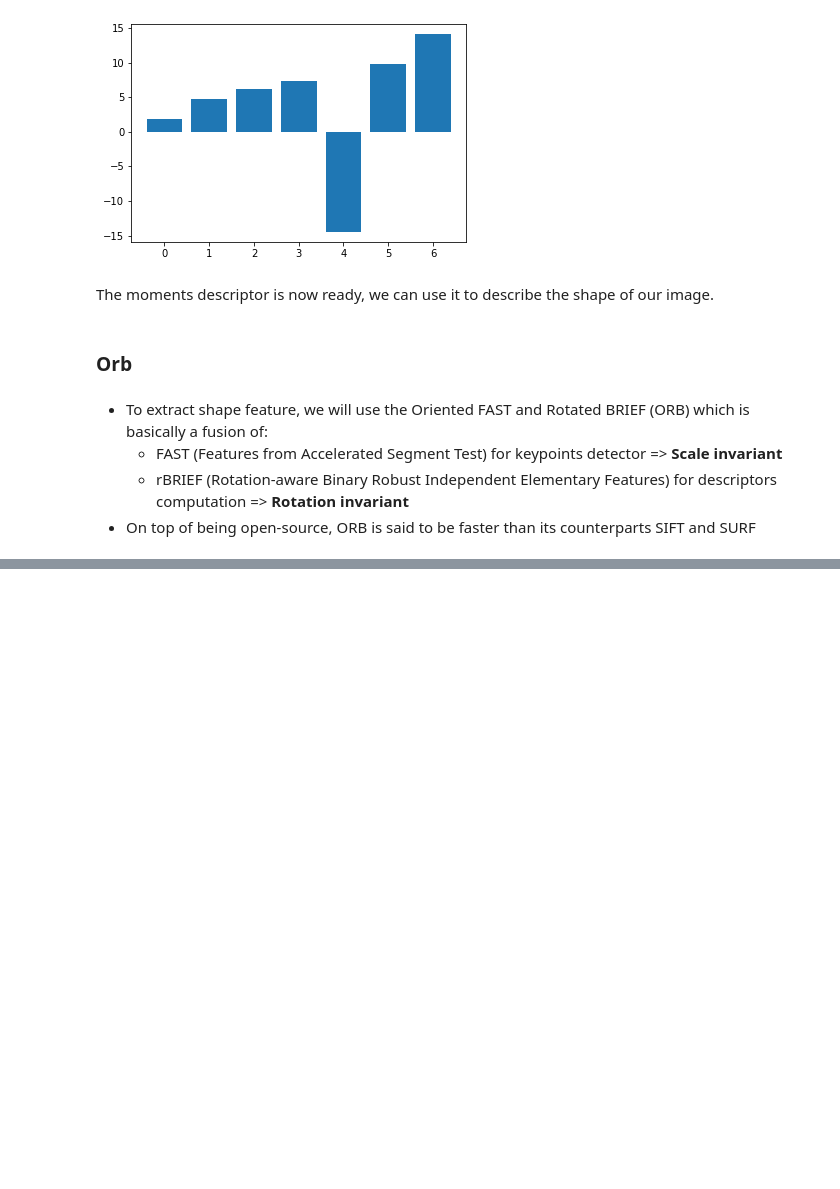
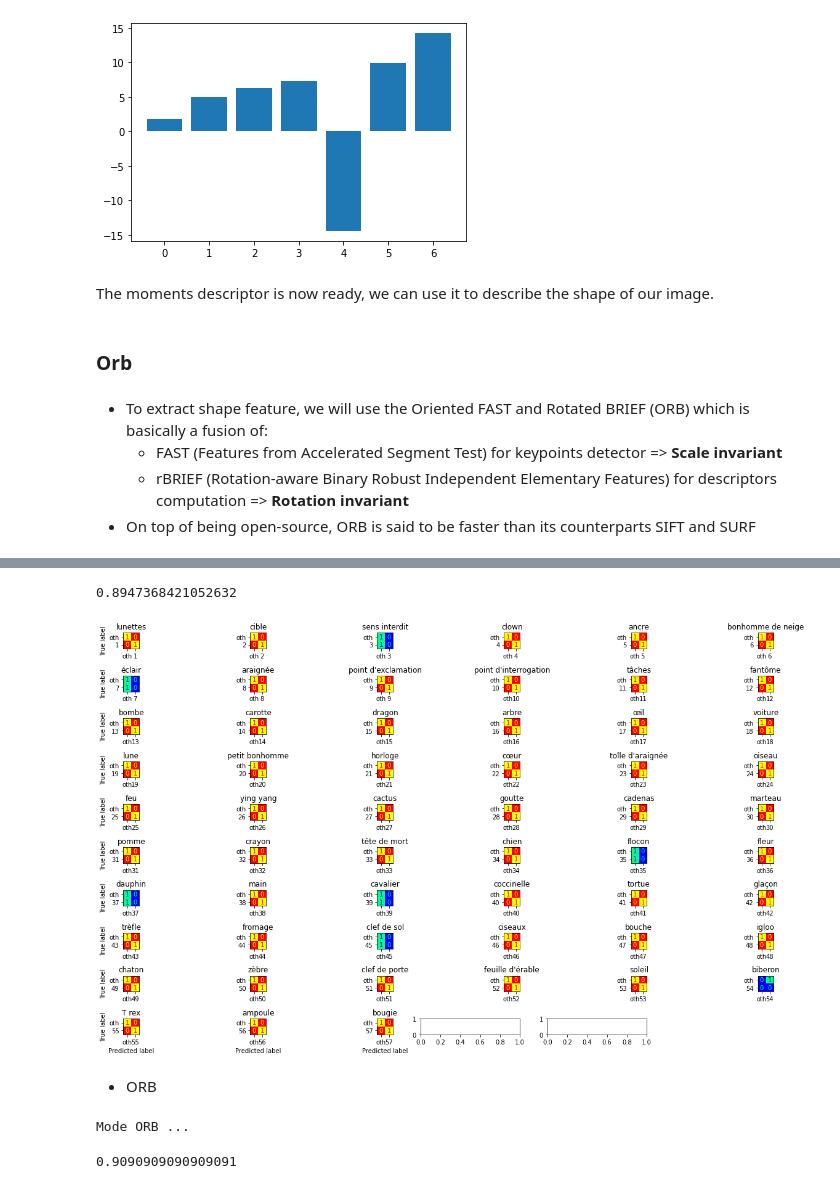
Before and after one commit to 3outeille/iml-project, a Jupyter notebook: notebook.ipynb, the cells around one changed output, grey strips where cells are left out. Saved outputs shown, nothing was run; the diff lists cells and outputs as text; code cells hidden in the pictures; blank space fills up the shorter version.

```diff
--- a/notebook.ipynb
+++ b/notebook.ipynb
@@ -374,0 +451,23 @@ draw_matches(original, kp1, rotated, kp2, matches)
+# %%
+train(clf, shape_feature_extractor(img_train), label_train)
+prediction, accuracy = evaluate(clf, shape_feature_extractor(img_test), label_test)
+print(accuracy)
+# %% [output]
+0.8947368421052632
+# %%
+plot_confusion_matrix("./dataset/labels.txt", prediction, label_test)
+# %% [output]
+[figure, added]
+# %% [markdown]
+- ORB
+# %%
+clf = RandomForestClassifier(max_depth=8)
+_, shape_feature_extractor = feature_extractor(img_train, load_session=LOAD_SESSION, mode="orb")
+# %% [output]
+Mode ORB ...
+# %%
+train(clf, shape_feature_extractor(img_train), label_train)
+prediction, accuracy = evaluate(clf, shape_feature_extractor(img_test), label_test)
+print(accuracy)
+# %% [output]
+0.9090909090909091
```
Also changed, not shown: parts of 42 cells of this notebook, 1 other file.
